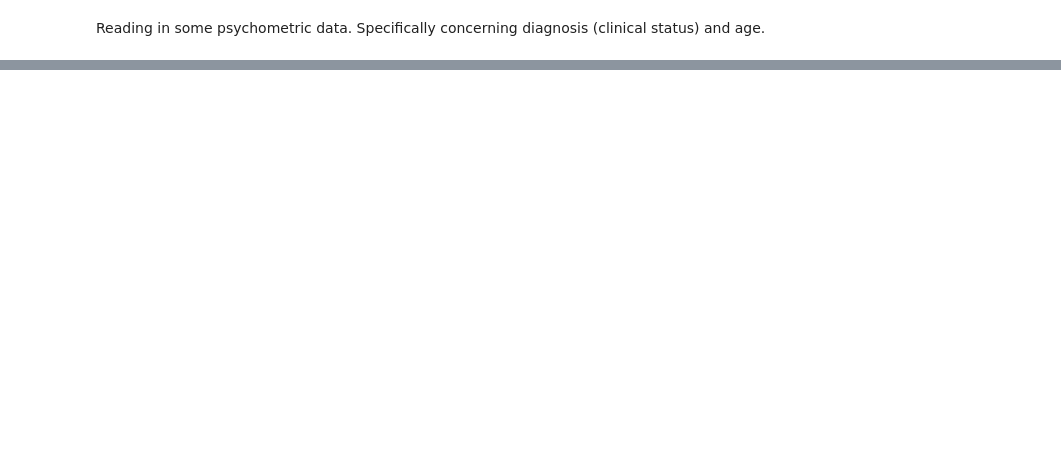
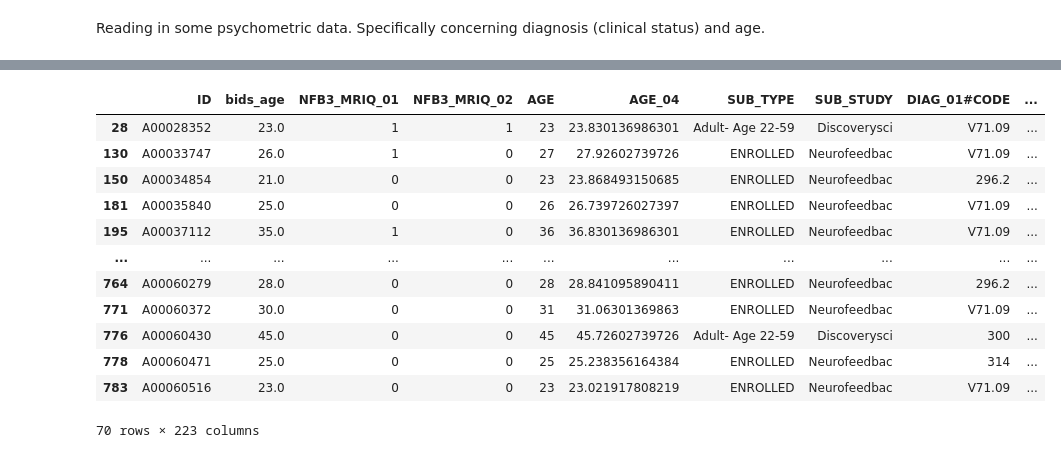
Before and after one commit to Qonrad/2020capstone, a Jupyter notebook: pmetrics.ipynb, the cells around one changed output, grey strips where cells are left out. Saved outputs shown, nothing was run; the diff lists cells and outputs as text; code cells hidden in the pictures; blank space fills up the shorter version.

```diff
--- a/pmetrics.ipynb
+++ b/pmetrics.ipynb
@@ -55,0 +42,65 @@ display(diags_ages)
+# %%
+import pandas as pd
+from IPython.display import display, HTML
+
+ants = pd.read_csv('./assessment_data_unfiltered/8100_ANT_20200211.csv')
+ants = ants[['ID', 'ANT_01', 'ANT_02', 'ANT_03', 'ANT_04', 'ANT_05']]
+
+birds = pd.read_csv('./assessment_data_unfiltered/8100_Bird_20200211.csv')
+birds = birds[['ID', 'BIR_01', 'BIR_15', ]]
+
+towers = pd.read_csv('./assessment_data_unfiltered/8100_DKEFS_TOWER_20200211.csv')
+towers = towers[['ID', "TOWER_46","TOWER_47","TOWER_48","TOWER_49","TOWER_50","TOWER_51","TOWER_52","TOWER_53","TOWER_54","TOWER_55","TOWER_56","TOWER_57"]]
+
+dkefstmt = pd.read_csv('./assessment_data_unfiltered/8100_DKEFS_Trails_20200211.csv')
+dkefstmt = dkefstmt[['ID', "DKEFSTMT_01","DKEFSTMT_02","DKEFSTMT_03","DKEFSTMT_04","DKEFSTMT_05","DKEFSTMT_06","DKEFSTMT_07","DKEFSTMT_08","DKEFSTMT_09","DKEFSTMT_10","DKEFSTMT_11","DKEFSTMT_12","DKEFSTMT_13","DKEFSTMT_14","DKEFSTMT_15","DKEFSTMT_16","DKEFSTMT_17","DKEFSTMT_18","DKEFSTMT_19","DKEFSTMT_20","DKEFSTMT_21","DKEFSTMT_22","DKEFSTMT_23","DKEFSTMT_24","DKEFSTMT_25","DKEFSTMT_26","DKEFSTMT_27","DKEFSTMT_28","DKEFSTMT_29","DKEFSTMT_30","DKEFSTMT_31","DKEFSTMT_32","DKEFSTMT_33","DKEFSTMT_34","DKEFSTMT_35"]]
+
+vfs = pd.read_csv('./assessment_data_unfiltered/8100_DKEFS_Verbal_Fluency_20200211.csv')
+vfs = vfs[['ID', "VF_01","VF_02","VF_03","VF_04","VF_05","VF_06","VF_07","VF_08","VF_09","VF_10","VF_11","VF_12","VF_13","VF_14","VF_15","VF_16","VF_17","VF_18","VF_19","VF_20","VF_21","VF_22","VF_23","VF_24","VF_25","VF_26","VF_27","VF_28","VF_29","VF_30","VF_31","VF_32","VF_33","VF_34","VF_35","VF_36","VF_37","VF_38","VF_39","VF_40","VF_41","VF_42","VF_43","VF_44","VF_45","VF_46","VF_47","VF_48","VF_49","VF_50","VF_51","VF_52","VF_53","VF_54","VF_55","VF_56","VF_57","VF_58"]]
+
+words = pd.read_csv('./assessment_data_unfiltered/8100_DKEFS_Word_Context_20200211.csv')
+words = words[['ID', "WORD_51","WORD_52","WORD_53","WORD_54","WORD_55"]]
+
+dspans = pd.read_csv('./assessment_data_unfiltered/8100_Digit_Span_20200211.csv')
+dspans = dspans[['ID', "DSpan_01","DSpan_02", "DSpan_04","DSpan_05"]]
+
+DKEFSCWI = pd.read_csv('./assessment_data_unfiltered/8100_DKEFS_Color_Word_Interference_20200211.csv')
+DKEFSCWI = DKEFSCWI[['ID', "DKEFSCWI_01","DKEFSCWI_02","DKEFSCWI_03","DKEFSCWI_04","DKEFSCWI_05","DKEFSCWI_06","DKEFSCWI_07","DKEFSCWI_08","DKEFSCWI_09","DKEFSCWI_10","DKEFSCWI_11","DKEFSCWI_12","DKEFSCWI_13","DKEFSCWI_14","DKEFSCWI_15","DKEFSCWI_16","DKEFSCWI_17","DKEFSCWI_18","DKEFSCWI_19","DKEFSCWI_20","DKEFSCWI_21","DKEFSCWI_22","DKEFSCWI_23","DKEFSCWI_24","DKEFSCWI_25","DKEFSCWI_26","DKEFSCWI_27","DKEFSCWI_28","DKEFSCWI_29","DKEFSCWI_30","DKEFSCWI_31","DKEFSCWI_32","DKEFSCWI_33","DKEFSCWI_34","DKEFSCWI_35","DKEFSCWI_36","DKEFSCWI_37","DKEFSCWI_38","DKEFSCWI_39","DKEFSCWI_40"]]
+
+dfs = pd.read_csv('./assessment_data_unfiltered/8100_DKEFS_Design_Fluency_20200211.csv')
+dfs = dfs[['ID', "DF_01","DF_02","DF_03","DF_04","DF_05","DF_06","DF_07","DF_08","DF_09","DF_10","DF_11","DF_12","DF_13","DF_14","DF_15","DF_16","DF_17","DF_18","DF_19","DF_20","DF_21","DF_22","DF_23","DF_24","DF_25","DF_26","DF_27","DF_28","DF_29"]]
+
+QUESTS = pd.read_csv('./assessment_data_unfiltered/8100_DKEFS_20_Questions_20200211.csv')
+QUESTS = QUESTS[['ID', "QUESTS_25","QUESTS_26","QUESTS_27","QUESTS_28","QUEST_29","QUEST_30"]]
+
+INT = pd.read_csv('./assessment_data_unfiltered/8100_WASI-II_20200211.csv')
+INT = INT[['ID', "INT_01","INT_02","INT_03","INT_04","INT_05","INT_06","INT_07","INT_08","INT_09","INT_10","INT_11","INT_12","INT_13","INT_14","INT_15","INT_16","INT_17"]]
+
+priori_metrics = pd.merge(diags_ages, ants, how='outer', on='ID').drop_duplicates(subset='ID')
+priori_metrics = pd.merge(priori_metrics, birds, how='outer', on='ID').drop_duplicates(subset='ID')
+priori_metrics = pd.merge(priori_metrics, towers, how='outer', on='ID').drop_duplicates(subset='ID')
+priori_metrics = pd.merge(priori_metrics, dkefstmt, how='outer', on='ID').drop_duplicates(subset='ID')
+priori_metrics = pd.merge(priori_metrics, vfs, how='outer', on='ID').drop_duplicates(subset='ID')
+priori_metrics = pd.merge(priori_metrics, words, how='outer', on='ID').drop_duplicates(subset='ID')
+priori_metrics = pd.merge(priori_metrics, dspans, how='outer', on='ID').drop_duplicates(subset='ID')
+priori_metrics = pd.merge(priori_metrics, DKEFSCWI, how='outer', on='ID').drop_duplicates(subset='ID')
+priori_metrics = pd.merge(priori_metrics, dfs, how='outer', on='ID').drop_duplicates(subset='ID')
+priori_metrics = pd.merge(priori_metrics, QUESTS, how='outer', on='ID').drop_duplicates(subset='ID')
+priori_metrics = pd.merge(priori_metrics, INT, how='outer', on='ID').drop_duplicates(subset='ID').sort_values(by=['ID']).reset_index(drop=True)
+
+priori_metrics.to_csv("./priori_metrics.csv", index=False)
+display(priori_metrics.dropna())
+# %% [output]
+|  | ID | bids_age | NFB3_MRIQ_01 | NFB3_MRIQ_02 | AGE | AGE_04 | SUB_TYPE | SUB_STUDY | DIAG_01#CODE | ... |
+| 28 | A00028352 | 23.0 | 1 | 1 | 23 | 23.830136986301 | Adult- Age 22-59 | Discoverysci | V71.09 | ... |
+| 130 | A00033747 | 26.0 | 1 | 0 | 27 | 27.92602739726 | ENROLLED | Neurofeedbac | V71.09 | ... |
+| 150 | A00034854 | 21.0 | 0 | 0 | 23 | 23.868493150685 | ENROLLED | Neurofeedbac | 296.2 | ... |
+| 181 | A00035840 | 25.0 | 0 | 0 | 26 | 26.739726027397 | ENROLLED | Neurofeedbac | V71.09 | ... |
+| 195 | A00037112 | 35.0 | 1 | 0 | 36 | 36.830136986301 | ENROLLED | Neurofeedbac | V71.09 | ... |
+| ... | ... | ... | ... | ... | ... | ... | ... | ... | ... | ... |
+| 764 | A00060279 | 28.0 | 0 | 0 | 28 | 28.841095890411 | ENROLLED | Neurofeedbac | 296.2 | ... |
+| 771 | A00060372 | 30.0 | 0 | 0 | 31 | 31.06301369863 | ENROLLED | Neurofeedbac | V71.09 | ... |
+| 776 | A00060430 | 45.0 | 0 | 0 | 45 | 45.72602739726 | Adult- Age 22-59 | Discoverysci | 300 | ... |
+| 778 | A00060471 | 25.0 | 0 | 0 | 25 | 25.238356164384 | ENROLLED | Neurofeedbac | 314 | ... |
+| 783 | A00060516 | 23.0 | 0 | 0 | 23 | 23.021917808219 | ENROLLED | Neurofeedbac | V71.09 | ... |
+70 rows × 223 columns
```
Also changed, not shown: parts of 1 cell of this notebook, 4 other files.
